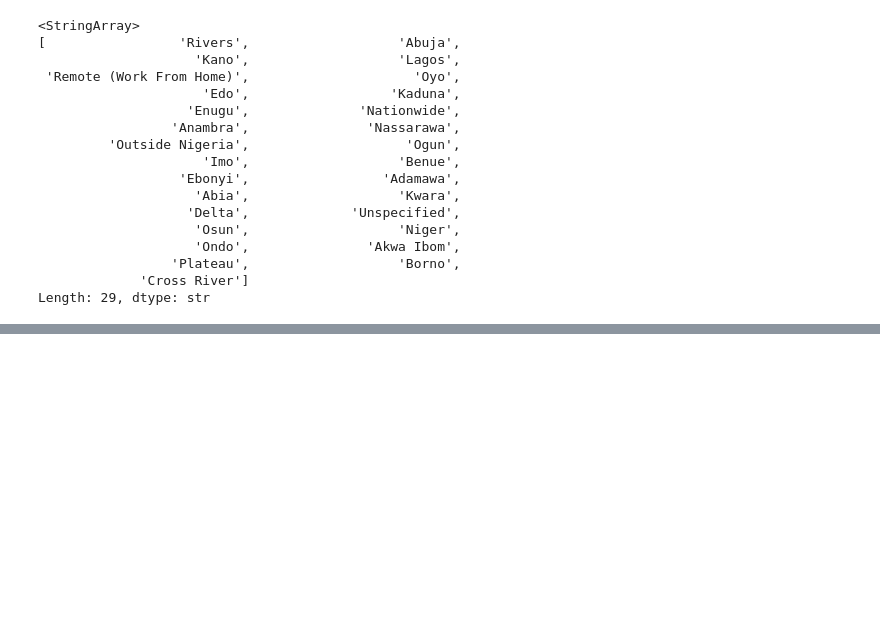
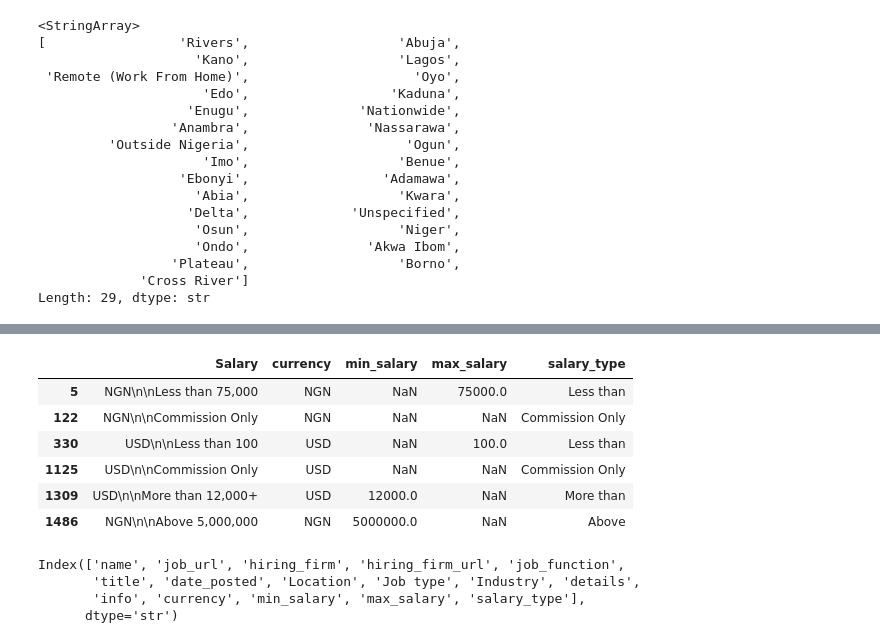
Before and after one commit to kosi345/nigerian-job-market-eda, a Jupyter notebook: cleaning.ipynb, the cells around one changed output, grey strips where cells are left out. Drawn from its saved outputs; the diff is of its cells as text; code cells hidden in the pictures; blank space fills up the shorter version.

```diff
--- a/cleaning.ipynb
+++ b/cleaning.ipynb
@@ -207,0 +302,18 @@ Length: 29, dtype: str
+# %%
+df[df['salary_type'].isin(['Less than', 'Above', 'More than', 'Commission Only'])][['Salary', 'currency', 'min_salary', 'max_salary', 'salary_type']].drop_duplicates()
+# %% [output]
+|  | Salary | currency | min_salary | max_salary | salary_type |
+| 5 | NGN\n\nLess than 75,000 | NGN | NaN | 75000.0 | Less than |
+| 122 | NGN\n\nCommission Only | NGN | NaN | NaN | Commission Only |
+| 330 | USD\n\nLess than 100 | USD | NaN | 100.0 | Less than |
+| 1125 | USD\n\nCommission Only | USD | NaN | NaN | Commission Only |
+| 1309 | USD\n\nMore than 12,000+ | USD | 12000.0 | NaN | More than |
+| 1486 | NGN\n\nAbove 5,000,000 | NGN | 5000000.0 | NaN | Above |
+# %%
+df = df.drop(columns=['Salary'])
+df.columns
+# %% [output]
+Index(['name', 'job_url', 'hiring_firm', 'hiring_firm_url', 'job_function',
+       'title', 'date_posted', 'Location', 'Job type', 'Industry', 'details',
+       'info', 'currency', 'min_salary', 'max_salary', 'salary_type'],
+      dtype='str')
```
Also changed, not shown: parts of 7 cells of this notebook.
